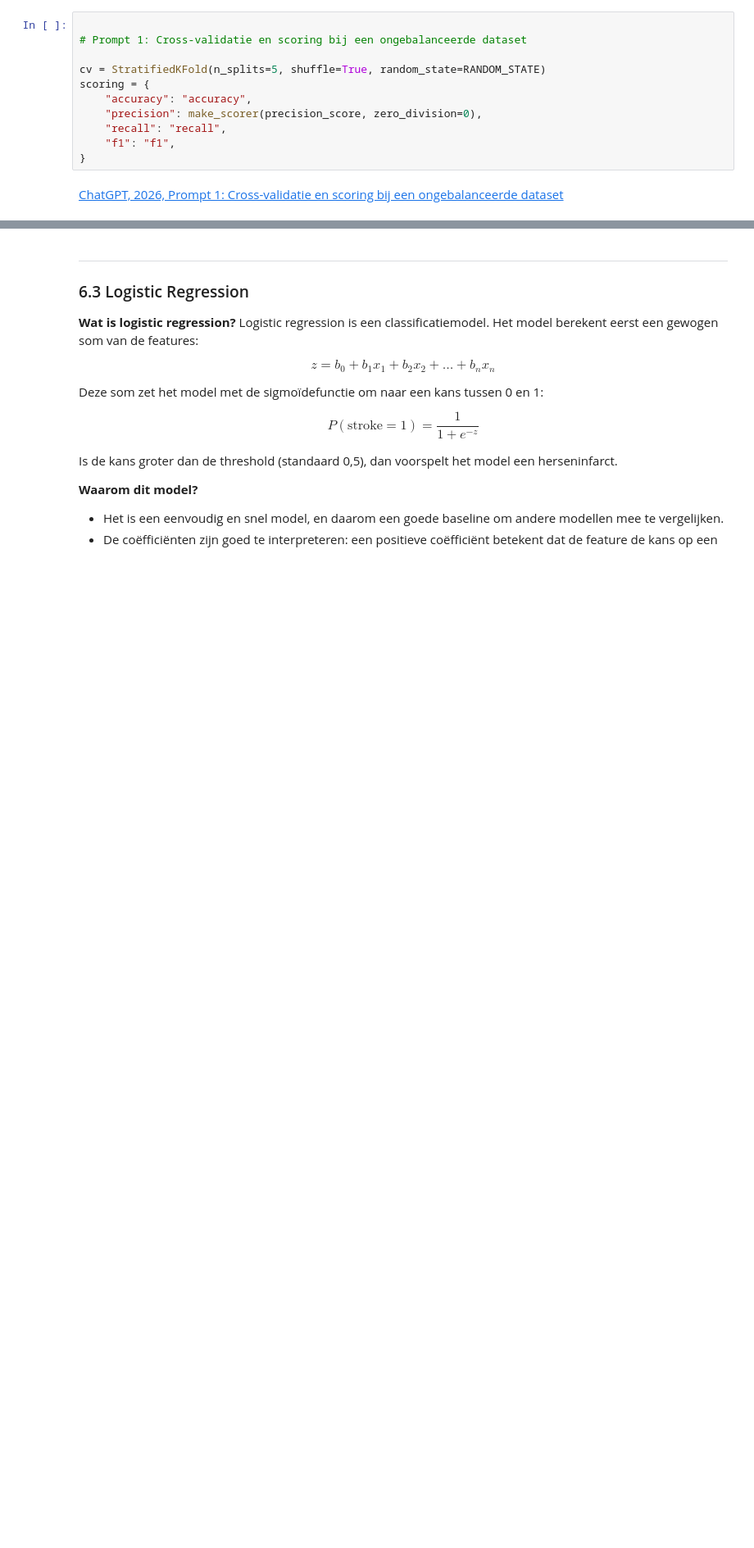
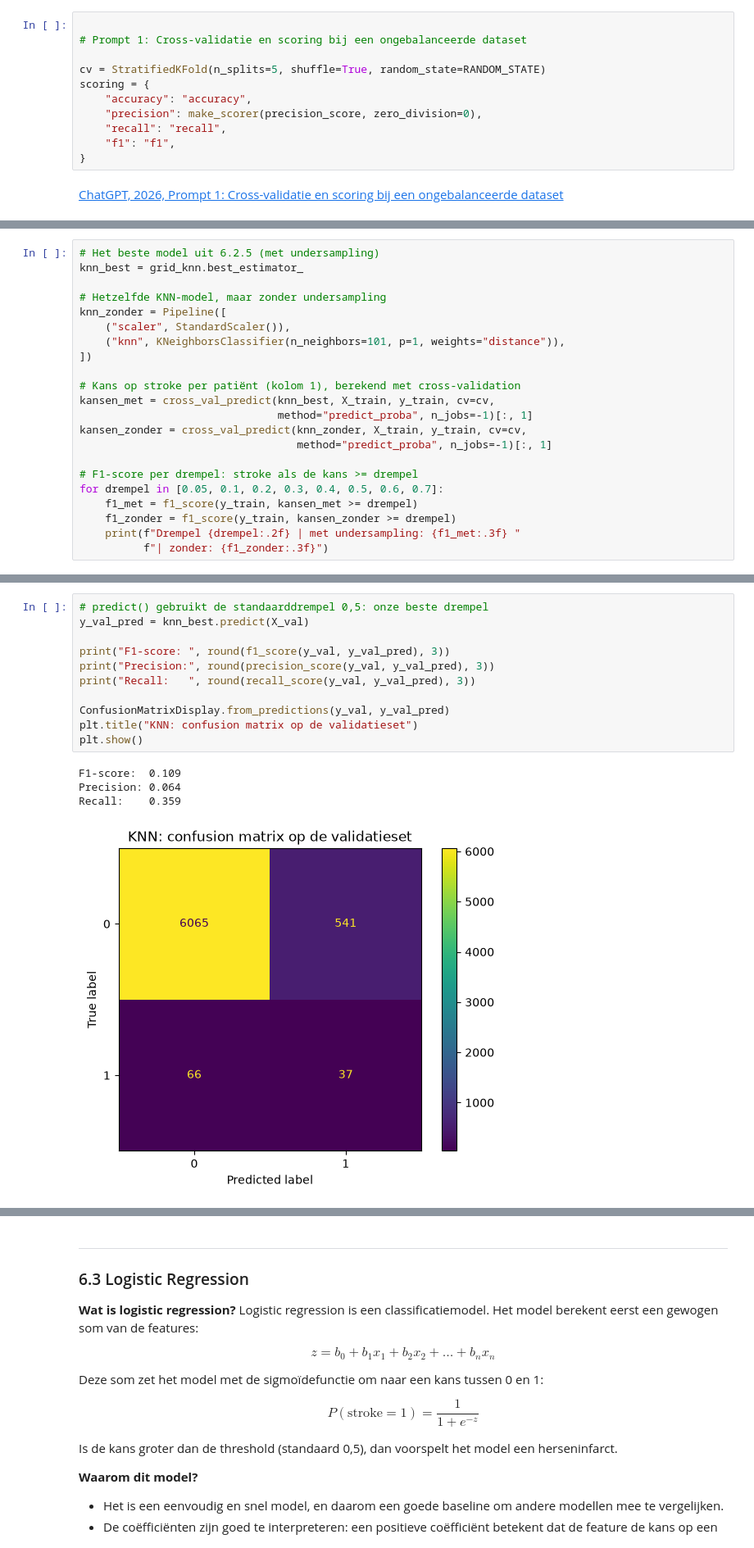
Before and after one commit to Gamal-alsa2026/Predicting-stroke-2026-27, a Jupyter notebook: notebooks/predict_stroke.ipynb, the cells around one changed output, grey strips where cells are left out. Shown at 82% size. Drawn from its saved outputs; the diff is of its cells as text; blank space fills up the shorter version.

```diff
--- a/notebooks/predict_stroke.ipynb
+++ b/notebooks/predict_stroke.ipynb
@@ -819,0 +1064,22 @@ scoring = {
+# %%
+# Het beste model uit 6.2.5 (met undersampling)
+knn_best = grid_knn.best_estimator_
+
+# Hetzelfde KNN-model, maar zonder undersampling
+knn_zonder = Pipeline([
+    ("scaler", StandardScaler()),
+    ("knn", KNeighborsClassifier(n_neighbors=101, p=1, weights="distance")),
+])
+
+# Kans op stroke per patiënt (kolom 1), berekend met cross-validation
+kansen_met = cross_val_predict(knn_best, X_train, y_train, cv=cv,
+                               method="predict_proba", n_jobs=-1)[:, 1]
+kansen_zonder = cross_val_predict(knn_zonder, X_train, y_train, cv=cv,
+                                  method="predict_proba", n_jobs=-1)[:, 1]
+
+# F1-score per drempel: stroke als de kans >= drempel
+for drempel in [0.05, 0.1, 0.2, 0.3, 0.4, 0.5, 0.6, 0.7]:
+    f1_met = f1_score(y_train, kansen_met >= drempel)
+    f1_zonder = f1_score(y_train, kansen_zonder >= drempel)
+    print(f"Drempel {drempel:.2f} | met undersampling: {f1_met:.3f} "
+          f"| zonder: {f1_zonder:.3f}")
@@ -819,0 +1103,16 @@ scoring = {
+# %%
+# predict() gebruikt de standaarddrempel 0,5: onze beste drempel
+y_val_pred = knn_best.predict(X_val)
+
+print("F1-score: ", round(f1_score(y_val, y_val_pred), 3))
+print("Precision:", round(precision_score(y_val, y_val_pred), 3))
+print("Recall:   ", round(recall_score(y_val, y_val_pred), 3))
+
+ConfusionMatrixDisplay.from_predictions(y_val, y_val_pred)
+plt.title("KNN: confusion matrix op de validatieset")
+plt.show()
+# %% [output]
+F1-score:  0.109
+Precision: 0.064
+Recall:    0.359
+[figure, added]
```
Also changed, not shown: parts of 26 cells of this notebook.
